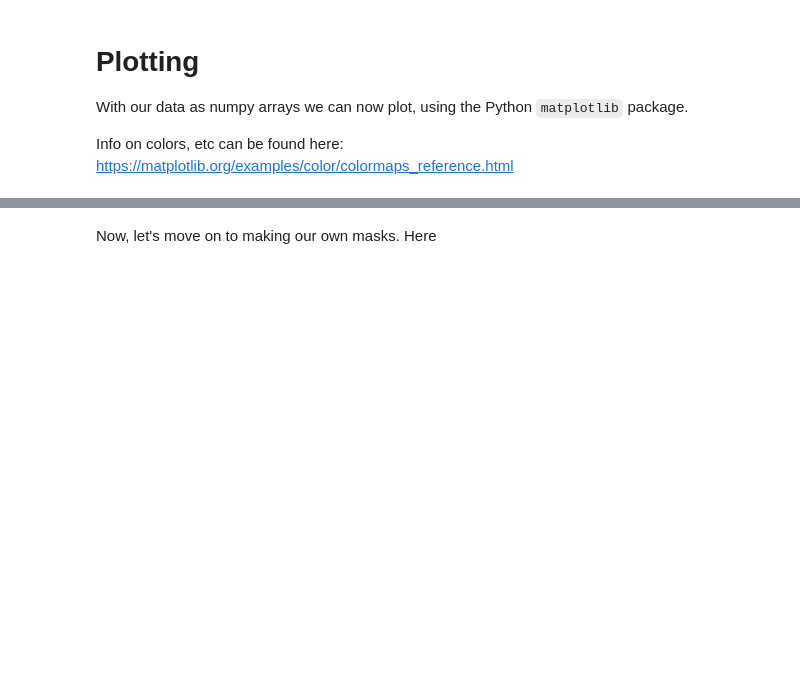
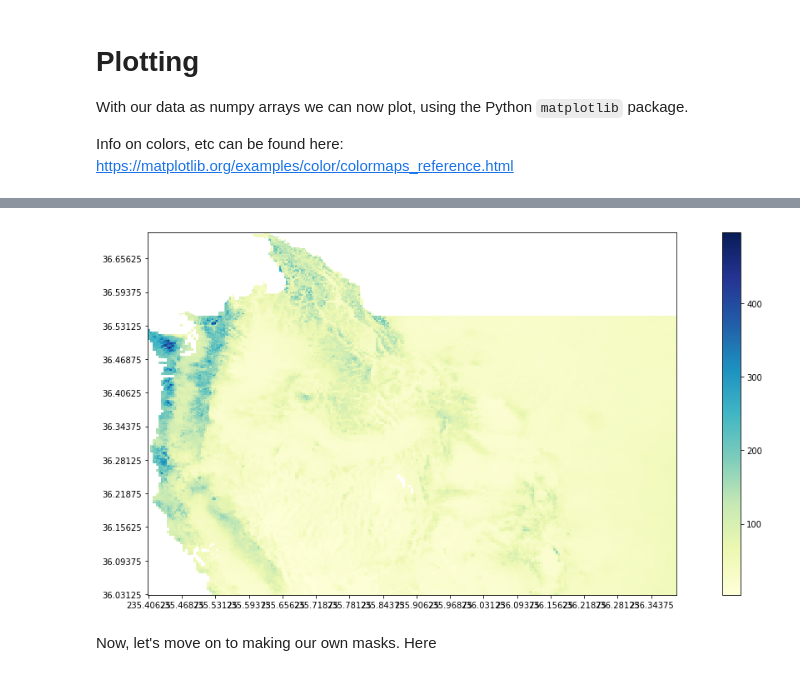
Before and after one commit to ENV859/ClimateData, a Jupyter notebook: sample-m.ipynb, the cells around one changed output, grey strips where cells are left out. Cells and saved outputs as stored; diff of their text form; code cells hidden in the pictures; blank space fills up the shorter version.

```diff
--- a/sample-m.ipynb
+++ b/sample-m.ipynb
@@ -240,3 +352,11 @@ plt.colorbar();
+# %%
+plt.figure(figsize=(20,8))
+plt.imshow(dfGeog,origin=(0,0),cmap="YlGnBu")
+plt.xticks(np.arange(xTcs.size,step=25),xTcs)
+plt.yticks(np.arange(yTcs.size,step=25),yTcs)
+plt.colorbar();
+# %% [output]
+[figure, added]
 # %% [markdown]
 Now, let's move on to making our own masks. Here
 # %%
```
Also changed, not shown: parts of 59 cells of this notebook.
